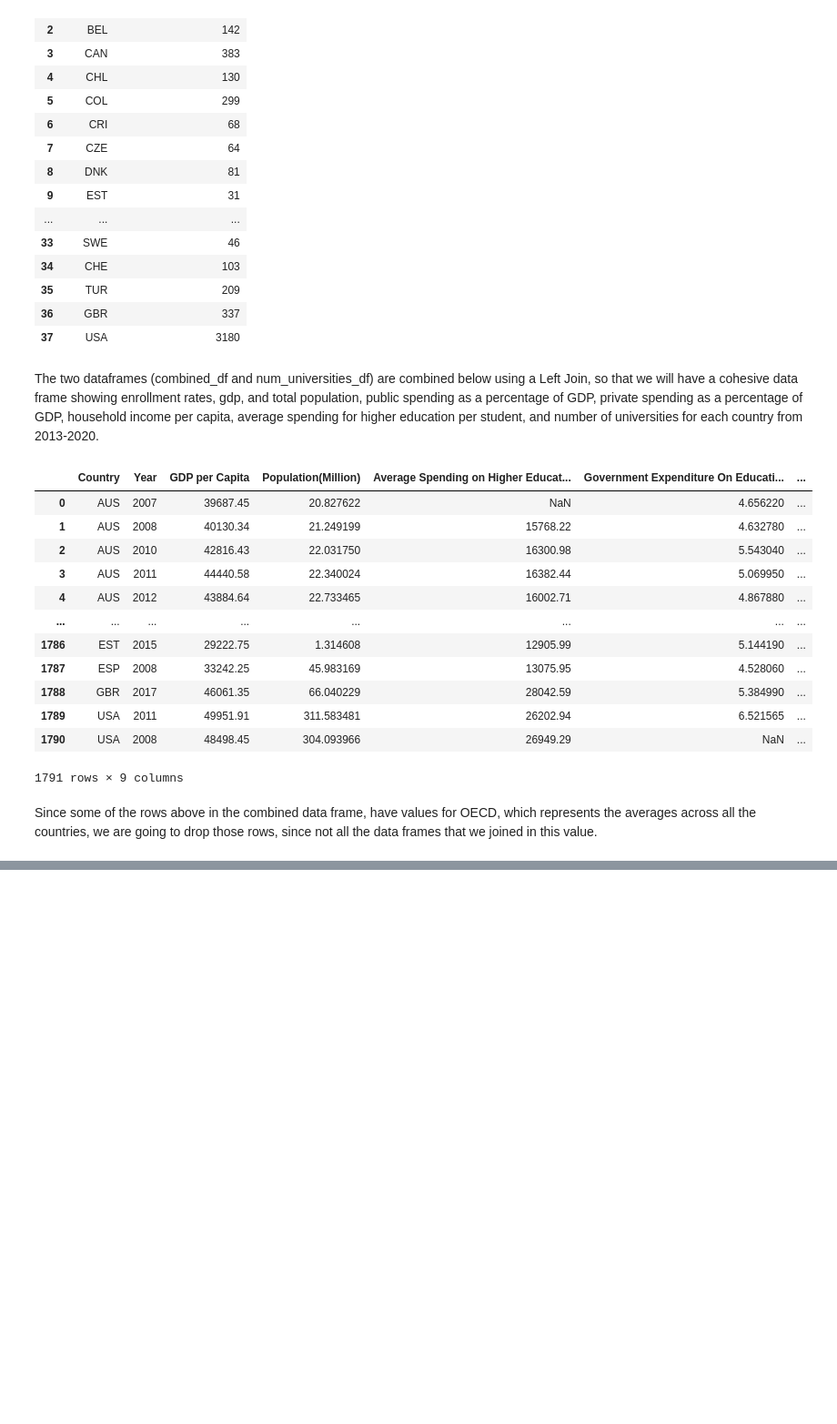
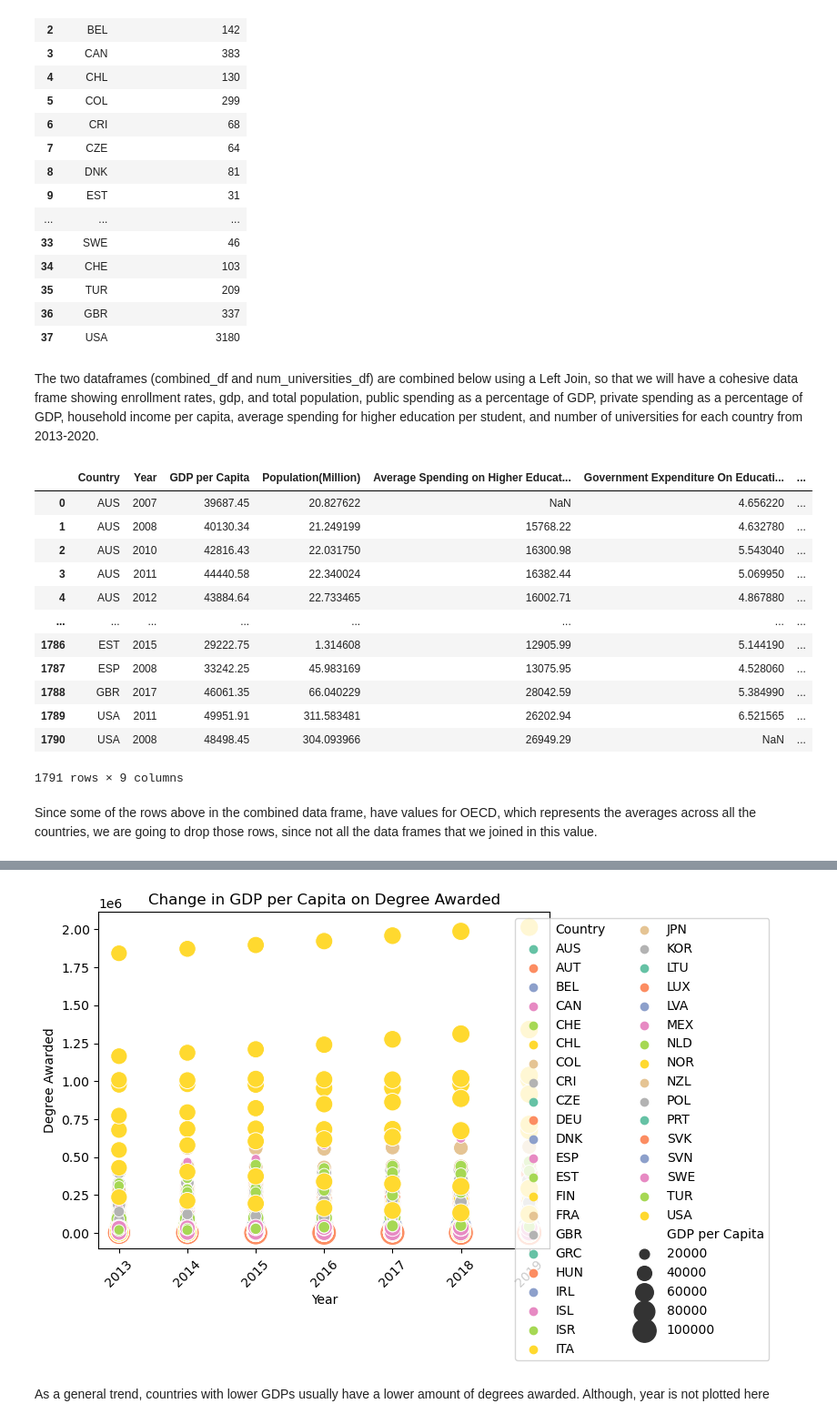
Before and after one commit to rcherivi/OECD-Tertiary-Education-Analysis, a Jupyter notebook: Phase 2ing - Rishika .ipynb, the cells around one changed output, grey strips where cells are left out. Shown at 91% size. Saved outputs shown, nothing was run; the diff lists cells and outputs as text; code cells hidden in the pictures; blank space fills up the shorter version.

```diff
--- a/Phase 2ing - Rishika .ipynb
+++ b/Phase 2ing - Rishika .ipynb
@@ -674,0 +841,12 @@ combined_df.to_csv('combined_data.csv', index=False)
+# %%
+sns.scatterplot(data = combined_df, x = "Year", y = "Degree Awarded",
+            hue = "Country", marker = "o", palette = "Set2", size = "GDP per Capita", sizes = (10, 400));
+plt.legend(bbox_to_anchor = (1.5,1), loc = 'upper right', ncol = 2);
+plt.xticks(rotation = 45);
+#### Optional but nice to have a mapping to color each country based on
+#### Continent
+plt.title ("Change in GDP per Capita on Degree Awarded");
+# %% [output]
+[figure, added]
+# %% [markdown]
+As a general trend, countries with lower GDPs usually have a lower amount of degrees awarded. Although, year is not plotted here
```
Also changed, not shown: parts of 58 cells of this notebook, 6 other files.
